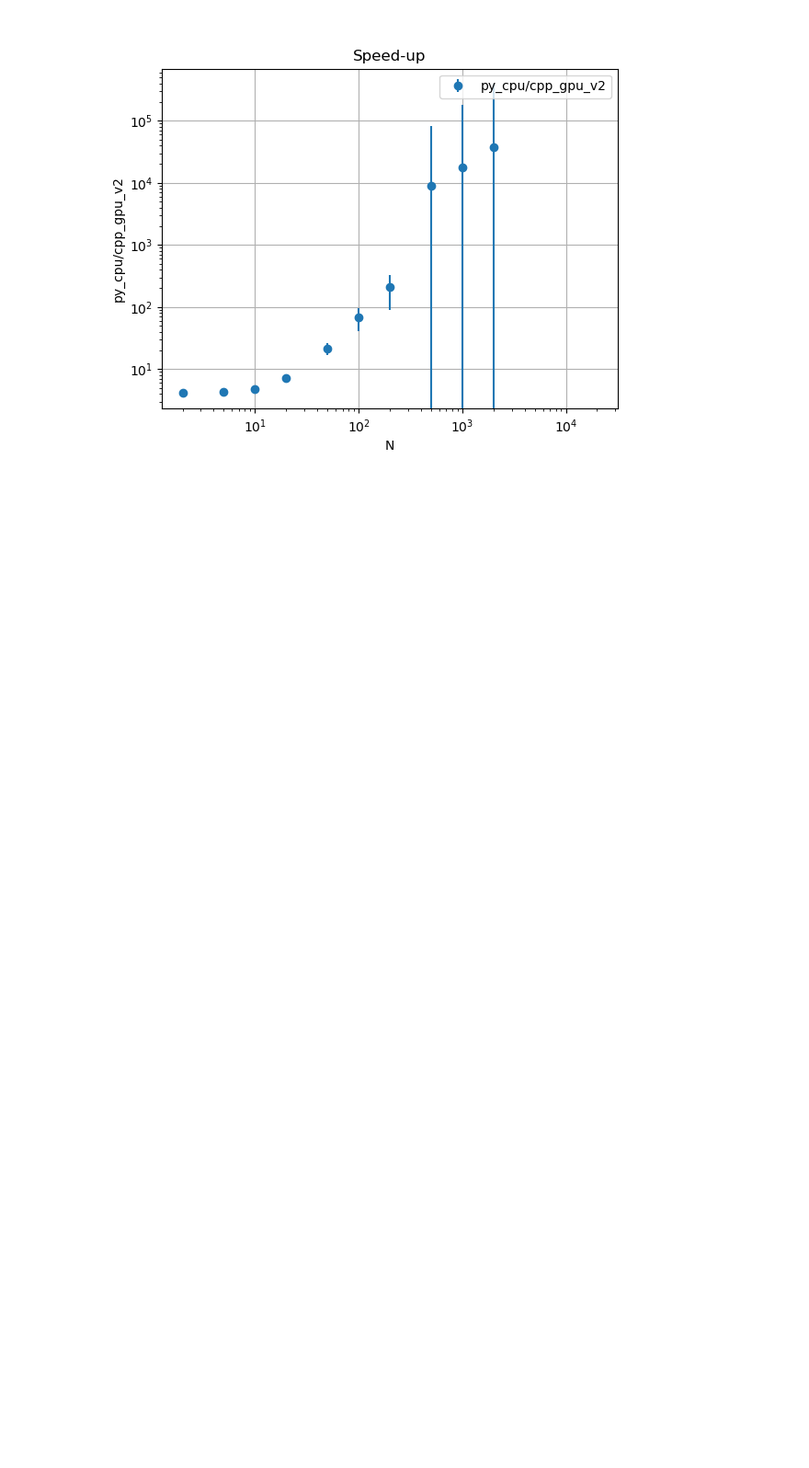
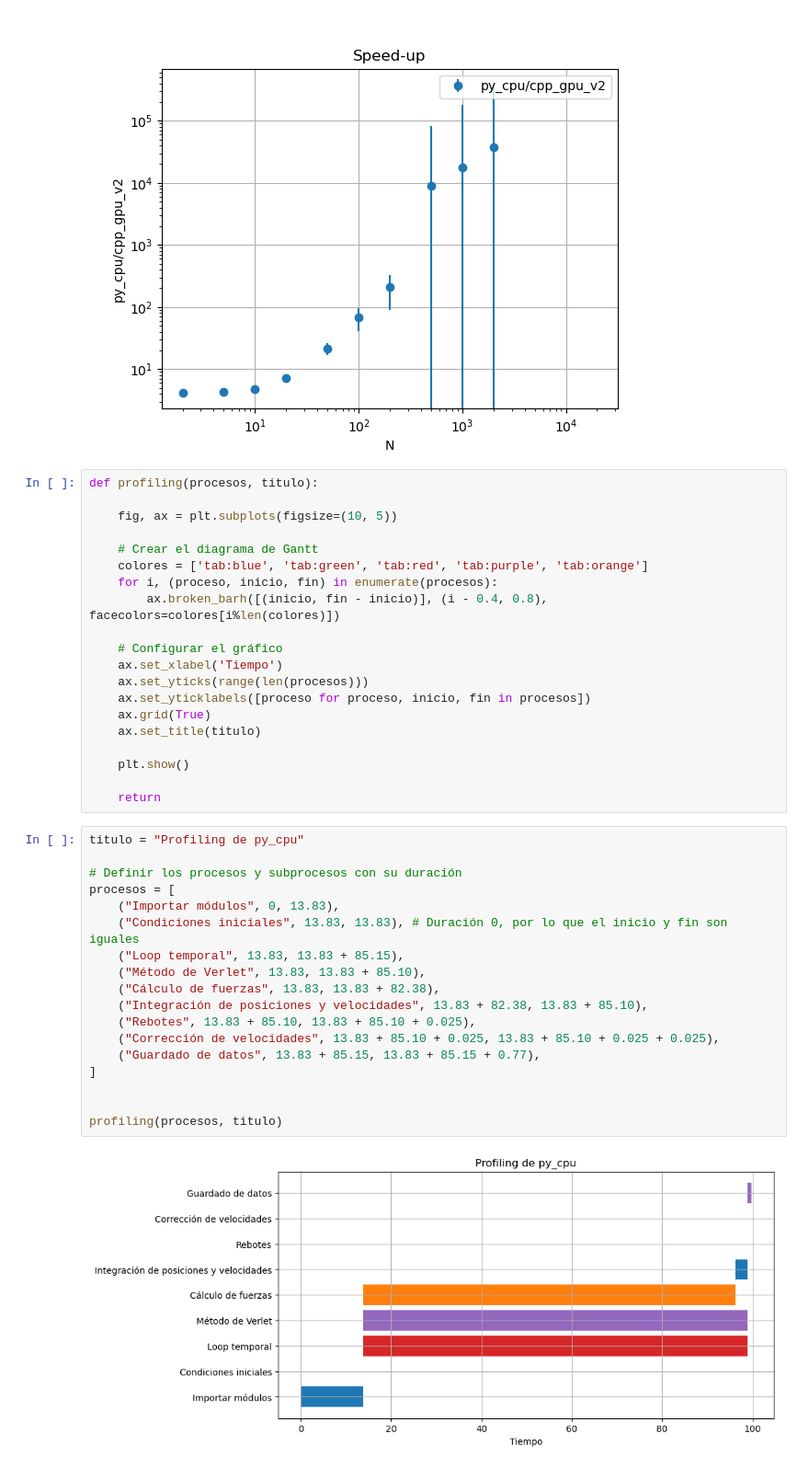
Before and after one commit to Lupama2/Maestria-Bunkin-equlibrio-en-avalancha, a Jupyter notebook: graficos_rendimiento.ipynb, the cells around one changed output. Shown at 92% size. Cells and saved outputs as stored; diff of their text form; blank space fills up the shorter version.

```diff
--- a/graficos_rendimiento.ipynb
+++ b/graficos_rendimiento.ipynb
@@ -115,3 +115,43 @@ graph_speedup(0, 4)
 [figure]
 [figure]
 [figure]
+# %%
+def profiling(procesos, titulo):
+
+    fig, ax = plt.subplots(figsize=(10, 5))
+
+    # Crear el diagrama de Gantt
+    colores = ['tab:blue', 'tab:green', 'tab:red', 'tab:purple', 'tab:orange']
+    for i, (proceso, inicio, fin) in enumerate(procesos):
+        ax.broken_barh([(inicio, fin - inicio)], (i - 0.4, 0.8), facecolors=colores[i%len(colores)])
+
+    # Configurar el gráfico
+    ax.set_xlabel('Tiempo')
+    ax.set_yticks(range(len(procesos)))
+    ax.set_yticklabels([proceso for proceso, inicio, fin in procesos])
+    ax.grid(True)
+    ax.set_title(titulo)
+
+    plt.show()
+
+    return
+# %%
+titulo = "Profiling de py_cpu"
+
+# Definir los procesos y subprocesos con su duración
+procesos = [
+    ("Importar módulos", 0, 13.83),
+    ("Condiciones iniciales", 13.83, 13.83), # Duración 0, por lo que el inicio y fin son iguales
+    ("Loop temporal", 13.83, 13.83 + 85.15),
+    ("Método de Verlet", 13.83, 13.83 + 85.10),
+    ("Cálculo de fuerzas", 13.83, 13.83 + 82.38),
+    ("Integración de posiciones y velocidades", 13.83 + 82.38, 13.83 + 85.10),
+    ("Rebotes", 13.83 + 85.10, 13.83 + 85.10 + 0.025),
+    ("Corrección de velocidades", 13.83 + 85.10 + 0.025, 13.83 + 85.10 + 0.025 + 0.025),
+    ("Guardado de datos", 13.83 + 85.15, 13.83 + 85.15 + 0.77),
+]
+
+
+profiling(procesos, titulo)
+# %% [output]
+[figure, added]
```
Also changed, not shown: parts of 1 cell of this notebook, 21 other files.
